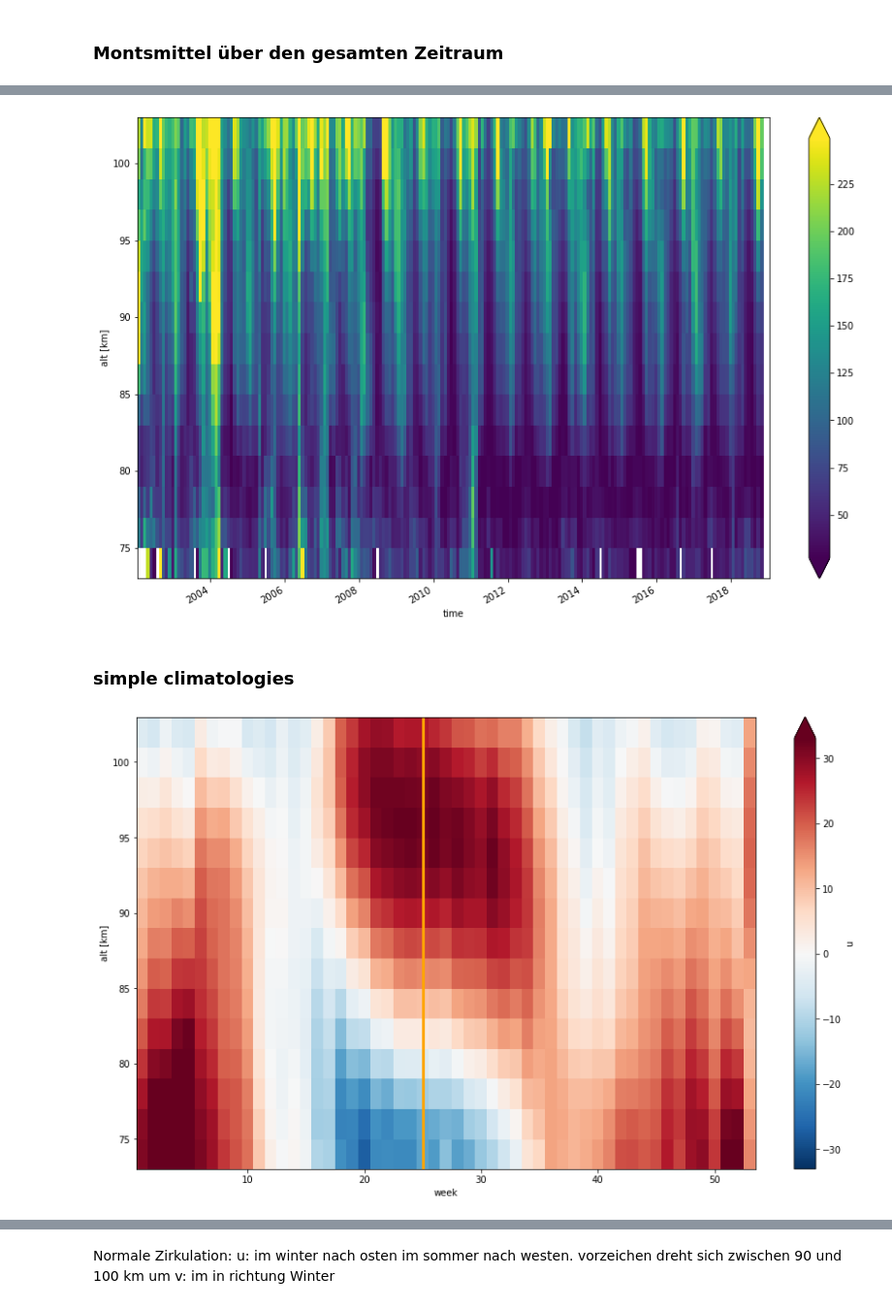
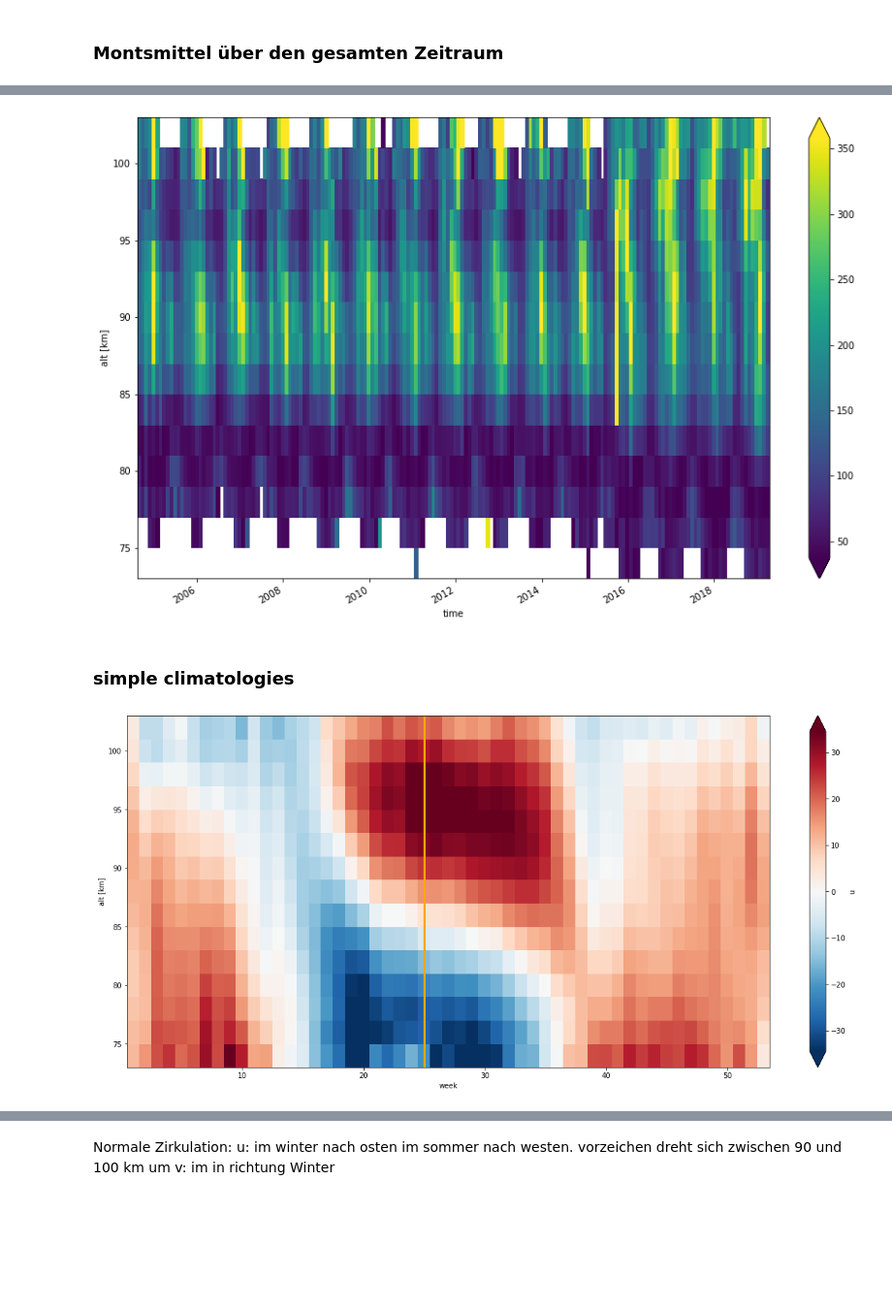
Before and after one commit to VACILT/trends_project, a Jupyter notebook: data_introduction_jason.ipynb, the cells around one changed output, grey strips where cells are left out. Shown at 97% size. Cells and saved outputs as stored; diff of their text form; code cells hidden in the pictures; blank space fills up the shorter version.

```diff
--- a/data_introduction_jason.ipynb
+++ b/data_introduction_jason.ipynb
@@ -9,7 +9,7 @@ from matplotlib.legend_handler import HandlerLineCollection, HandlerTuple
 from scipy import stats
 # %%
 #SET STATION HERE
-station = 'CMA'
+station = 'Col'
 root_path = '/home/gemeinsam_tmp/UA_students/data/'
 alt = [70, 72, 74, 76, 78, 80, 82, 84, 86, 88, 90, 92, 94, 96, 98, 100, 102, 104, \
        106, 108, 110, 112, 114, 116, 118, 120]
@@ -235,18 +244,18 @@ ax2 = v_gw_radar_monthly_slice.plot(x='time',robust=True,figsize = [15,9])
 ekin_monthly_slice=ekin_radar_monthly.sel(alt = slice(74,102))
 ax1 = ekin_monthly_slice.plot(x='time',robust=True,figsize = [15,9])
 # %% [output]
-[figure, old version]
+[figure, new version]
 # %% [markdown]
 ### simple climatologies
 # %%
 u_radar_clima = u_radar.groupby('time.week').mean("time")
 u_radar_clima_slice=u_radar_clima.sel(alt = slice(74,102))
-ax1 = u_radar_clima_slice.plot(x = 'week',robust=True,figsize = [15,9])
+ax1 = u_radar_clima_slice.plot(x = 'week',robust=True,figsize = [20,9])
 plt.axvline(x=25, linewidth = 3 , color = 'orange')
 #plt.axvline(x=51, linewidth = 3 , color = 'orange')
 ax1.figure.savefig('results/u_clima_'+station+'.png')
 # %% [output]
-[figure, old version]
+[figure, new version]
 # %%
 v_radar_clima = v_radar.groupby('time.week').mean("time")
 v_radar_clima_slice=v_radar_clima.sel(alt = slice(74,102))
```
Also changed, not shown: parts of 27 cells of this notebook.
